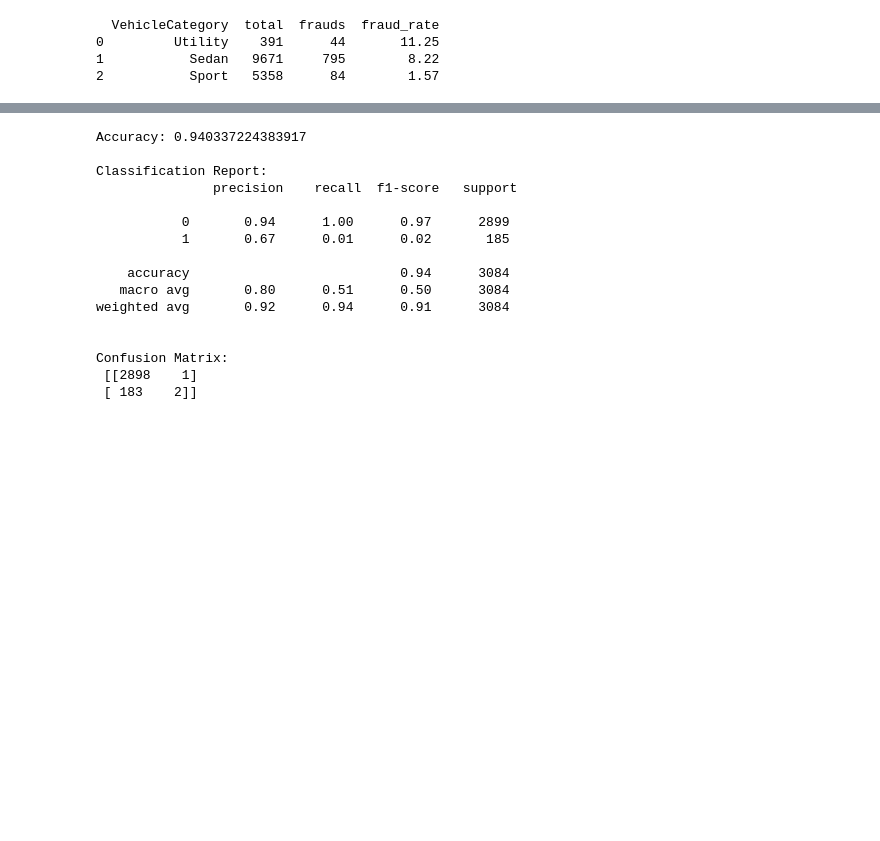
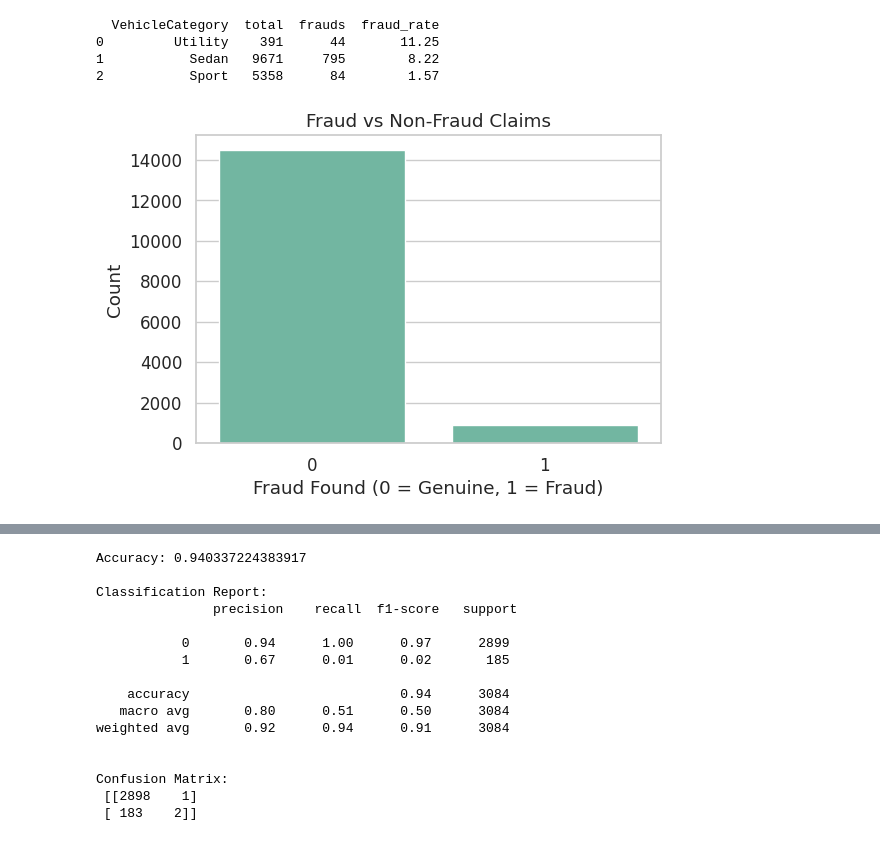
Before and after one commit to sruthisharma88/Insurance_claims_fraud_detection, a Jupyter notebook: Insurance_Claims_Fraud_Detection.ipynb, the cells around one changed output, grey strips where cells are left out. Cells and saved outputs as stored; diff of their text form; code cells hidden in the pictures; blank space fills up the shorter version.

```diff
--- a/Insurance_Claims_Fraud_Detection.ipynb
+++ b/Insurance_Claims_Fraud_Detection.ipynb
@@ -130,3 +130,103 @@ print(vehicle_category_df)
 0         Utility    391      44       11.25
 1           Sedan   9671     795        8.22
 2           Sport   5358      84        1.57
+# %%
+# Import libraries
+import pandas as pd
+import matplotlib.pyplot as plt
+import seaborn as sns
+
+# Load dataset
+# Use the 'path' variable from the previous download cell
+df = pd.read_csv(path + '/fraud_oracle.csv')
+
+# Set style
+sns.set(style="whitegrid", palette="Set2", font_scale=1.1)
+
+# --------------------------
+# 3.1 Target Variable Distribution
+# --------------------------
+plt.figure(figsize=(6,4))
+sns.countplot(x="FraudFound_P", data=df)
+plt.title("Fraud vs Non-Fraud Claims")
+plt.xlabel("Fraud Found (0 = Genuine, 1 = Fraud)")
+plt.ylabel("Count")
+plt.show()
+
+print("Fraud Percentage:", round(df["FraudFound_P"].mean()*100,2), "%")
+
+# --------------------------
+# 3.2 Policyholder Demographics
+# --------------------------
+plt.figure(figsize=(8,4))
+sns.histplot(df["Age"], bins=20, kde=True)
+plt.title("Distribution of Policyholder Age")
+plt.show()
+
+plt.figure(figsize=(6,4))
+sns.countplot(x="MaritalStatus", hue="FraudFound_P", data=df)
+plt.title("Fraud Distribution by Marital Status")
+plt.show()
+
+# --------------------------
+# 3.3 Vehicle-Related Insights
+# --------------------------
+plt.figure(figsize=(8,4))
+sns.boxplot(x="FraudFound_P", y="VehiclePrice", data=df)
+plt.title("Vehicle Price vs Fraud")
+plt.show()
+
+plt.figure(figsize=(8,4))
+# Convert 'AgeOfVehicle' to numeric for plotting if possible, or handle as categorical
+# Assuming AgeOfVehicle might have non-numeric values based on earlier .info()
+# You might need to handle categorical plotting or convert to numeric
+# For now, I'll keep the original code assuming it can be plotted as is or requires further data cleaning
+sns.histplot(df["AgeOfVehicle"], bins=15, kde=False)
+plt.title("Age of Vehicle Distribution")
+plt.show()
+
+
+# --------------------------
+# 3.4 Claim Behavior Patterns
+# --------------------------
+plt.figure(figsize=(8,4))
+sns.countplot(x="DayOfWeekClaimed", hue="FraudFound_P", data=df)
+plt.title("Fraud by Day of Week Claimed")
+plt.show()
+
+plt.figure(figsize=(8,4))
+sns.countplot(x="MonthClaimed", hue="FraudFound_P", data=df)
+plt.title("Fraud by Month Claimed")
+plt.show()
+
+# --------------------------
+# 3.5 Policy & Claim History
+# --------------------------
+plt.figure(figsize=(8,4))
+# Convert 'PastNumberOfClaims' to numeric for plotting if possible
+# Assuming PastNumberOfClaims might have non-numeric values
+# You might need to handle categorical plotting or convert to numeric
+# For now, I'll keep the original code
+sns.boxplot(x="FraudFound_P", y="PastNumberOfClaims", data=df)
+plt.title("Past Claims vs Fraud")
+plt.show()
+
+plt.figure(figsize=(8,4))
+sns.boxplot(x="FraudFound_P", y="Deductible", data=df)
+plt.title("Deductible vs Fraud")
+plt.show()
+
+# --------------------------
+# 3.6 Investigation Features
+# --------------------------
+plt.figure(figsize=(6,4))
+sns.countplot(x="PoliceReportFiled", hue="FraudFound_P", data=df)
+plt.title("Fraud vs Police Report Filed")
+plt.show()
+
+plt.figure(figsize=(6,4))
+sns.countplot(x="WitnessPresent", hue="FraudFound_P", data=df)
+plt.title("Fraud vs Witness Present")
+plt.show()
+# %% [output]
+[figure, added]
```
Also changed, not shown: parts of 7 cells of this notebook.
